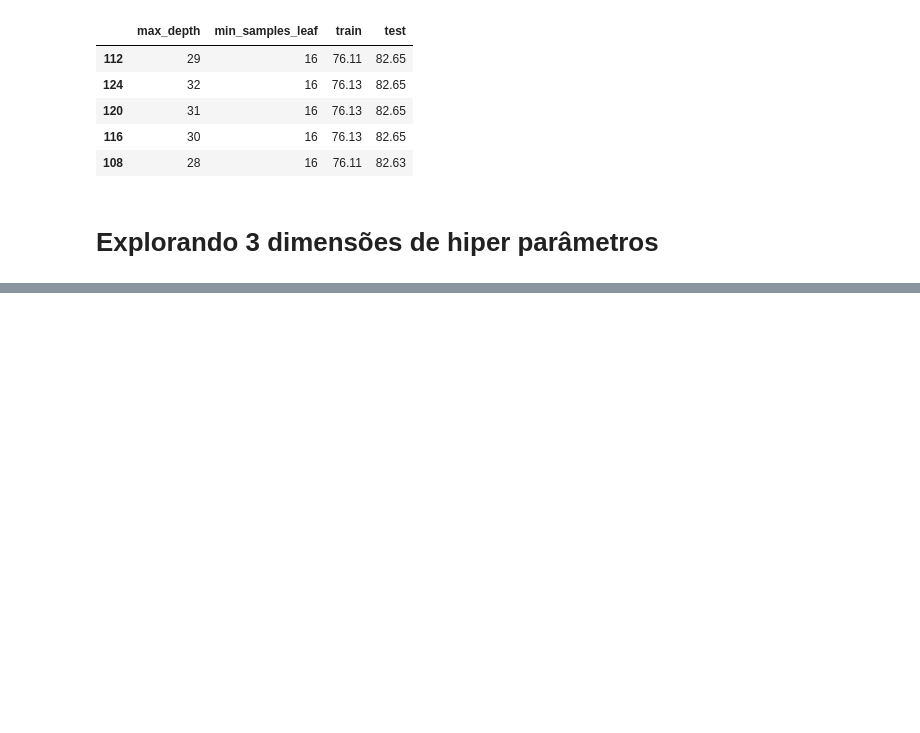
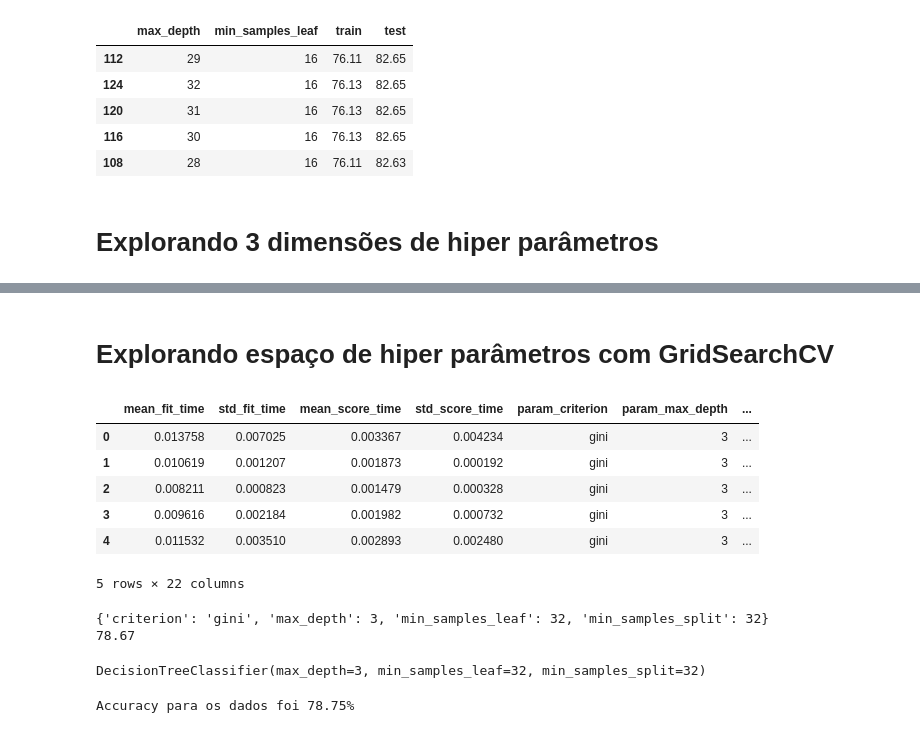
Before and after one commit to kevinpinhoiamin/python-scikit-learn8, a Jupyter notebook: Introdução_a_Machine_Learning_Otimização.ipynb, the cells around one changed output, grey strips where cells are left out. Drawn from its saved outputs; the diff is of its cells as text; code cells hidden in the pictures; blank space fills up the shorter version.

```diff
--- a/Introdução_a_Machine_Learning_Otimização.ipynb
+++ b/Introdução_a_Machine_Learning_Otimização.ipynb
@@ -526,0 +527,49 @@ resultados.sort_values('test', ascending=False).head()
+# %% [markdown]
+# Explorando espaço de hiper parâmetros com GridSearchCV
+# %%
+from sklearn.model_selection import GridSearchCV
+
+SEE=301
+np.random.seed(SEED)
+
+espaco_de_parametros = {
+    'max_depth': [3, 5],
+    'min_samples_split': [32, 64, 128],
+    'min_samples_leaf': [32, 64, 128],
+    'criterion': ['gini', 'entropy']
+}
+
+busca = GridSearchCV(DecisionTreeClassifier(), espaco_de_parametros, cv=GroupKFold(n_splits=10))
+busca.fit(x_azar, y_azar, groups=dados.modelo)
+resultados = pd.DataFrame(busca.cv_results_)
+resultados.head()
+# %% [output]
+|  | mean_fit_time | std_fit_time | mean_score_time | std_score_time | param_criterion | param_max_depth | ... |
+| 0 | 0.013758 | 0.007025 | 0.003367 | 0.004234 | gini | 3 | ... |
+| 1 | 0.010619 | 0.001207 | 0.001873 | 0.000192 | gini | 3 | ... |
+| 2 | 0.008211 | 0.000823 | 0.001479 | 0.000328 | gini | 3 | ... |
+| 3 | 0.009616 | 0.002184 | 0.001982 | 0.000732 | gini | 3 | ... |
+| 4 | 0.011532 | 0.003510 | 0.002893 | 0.002480 | gini | 3 | ... |
+5 rows × 22 columns
+# %%
+print(busca.best_params_)
+print(round(busca.best_score_ * 100, 2))
+# %% [output]
+{'criterion': 'gini', 'max_depth': 3, 'min_samples_leaf': 32, 'min_samples_split': 32}
+78.67
+# %%
+melhor = busca.best_estimator_
+print(melhor)
+print(melhor.criterion)
+# %% [output]
+DecisionTreeClassifier(max_depth=3, min_samples_leaf=32, min_samples_split=32)
+# %%
+from sklearn.metrics import accuracy_score
+
+# Evitar essa abordagem pois estará sendo otimista
+
+predicoes = melhor.predict(x_azar)
+accuracy = accuracy_score(predicoes, y_azar)
+print(f'Accuracy para os dados foi {round(accuracy * 100, 2)}%')
+# %% [output]
+Accuracy para os dados foi 78.75%
```
Also changed, not shown: parts of 12 cells of this notebook.
